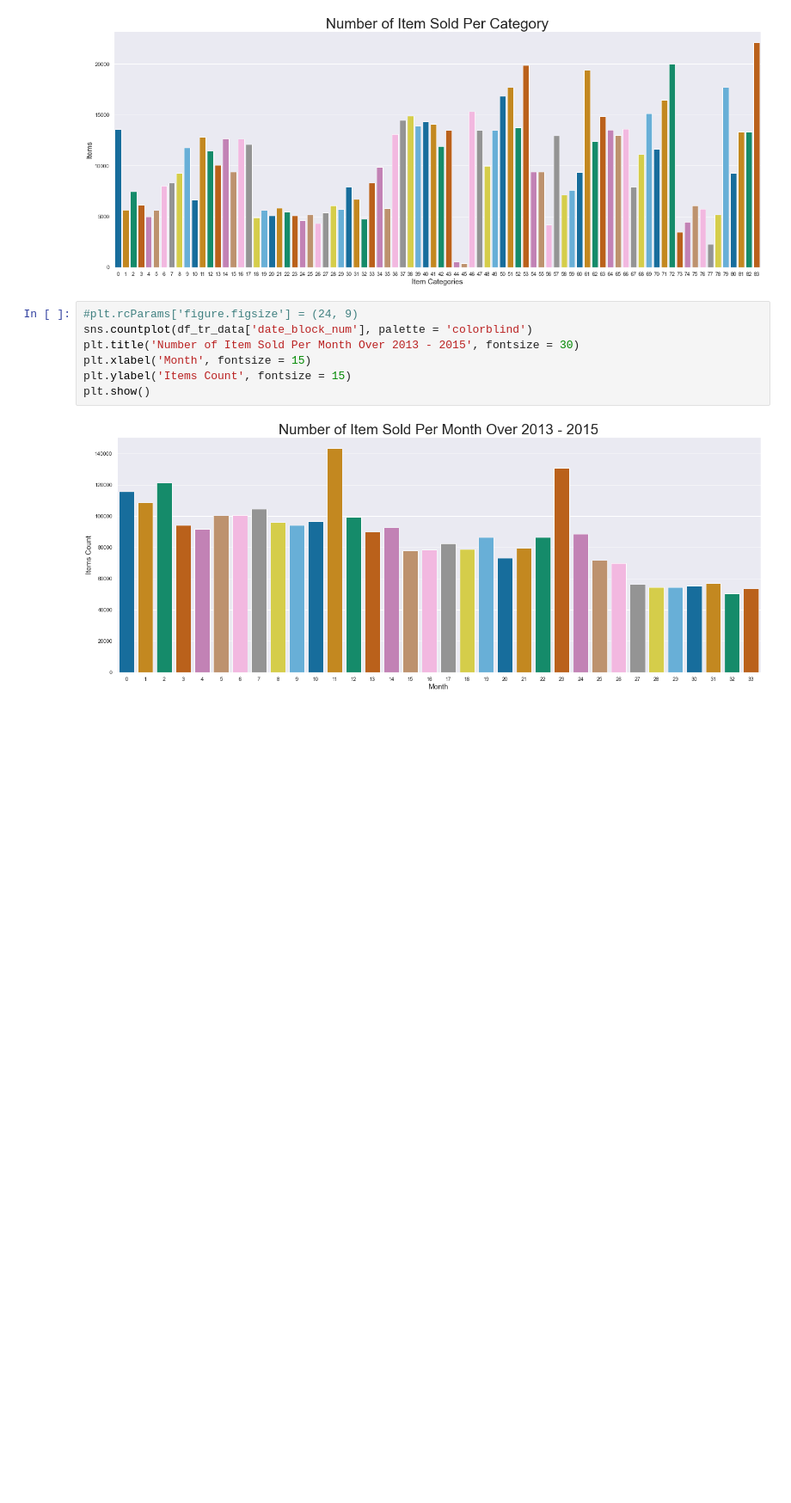
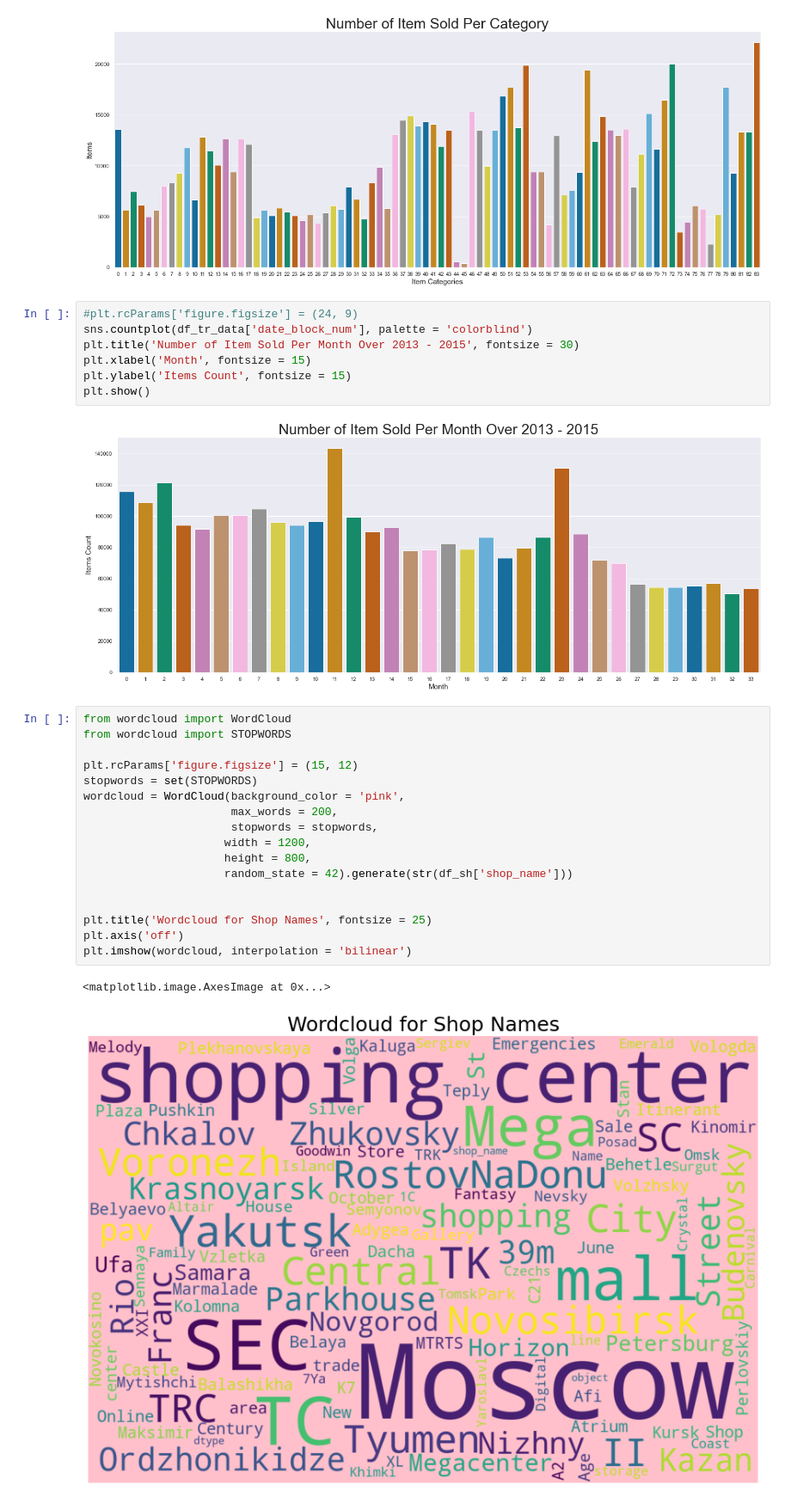
Before and after one commit to SabeehRaza-DS/FutureSales_Project, a Jupyter notebook: sales_prediction.ipynb, the cells around one changed output. Shown at 86% size. Saved outputs shown, nothing was run; the diff lists cells and outputs as text; blank space fills up the shorter version.

```diff
--- a/sales_prediction.ipynb
+++ b/sales_prediction.ipynb
@@ -477,3 +477,23 @@ plt.ylabel('Items Count', fontsize = 15)
 plt.show()
 # %% [output]
 [figure]
+# %%
+from wordcloud import WordCloud
+from wordcloud import STOPWORDS
+
+plt.rcParams['figure.figsize'] = (15, 12)
+stopwords = set(STOPWORDS)
+wordcloud = WordCloud(background_color = 'pink',
+                      max_words = 200,
+                      stopwords = stopwords,
+                     width = 1200,
+                     height = 800,
+                     random_state = 42).generate(str(df_sh['shop_name']))
+
+
+plt.title('Wordcloud for Shop Names', fontsize = 25)
+plt.axis('off')
+plt.imshow(wordcloud, interpolation = 'bilinear')
+# %% [output]
+<matplotlib.image.AxesImage at 0x...>
+[figure, added]
```
Also changed, not shown: parts of 1 cell of this notebook.
